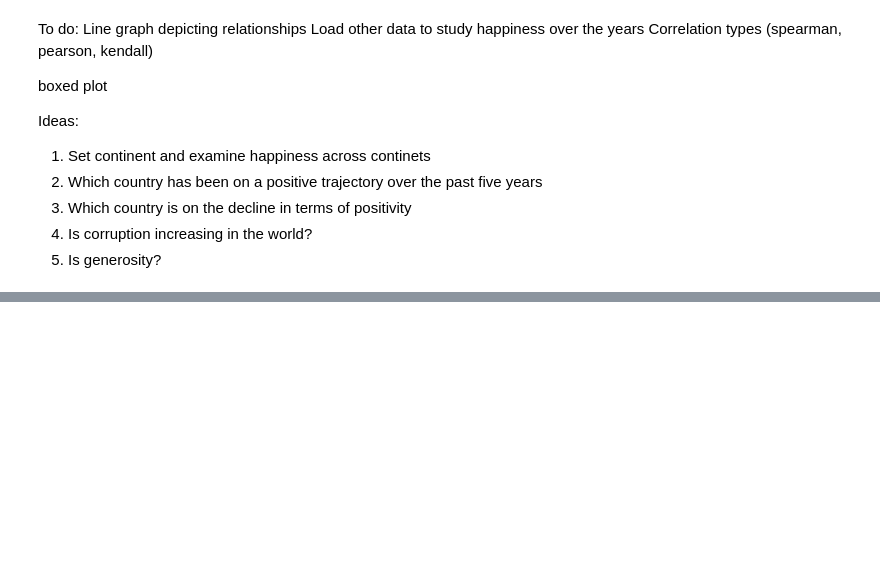
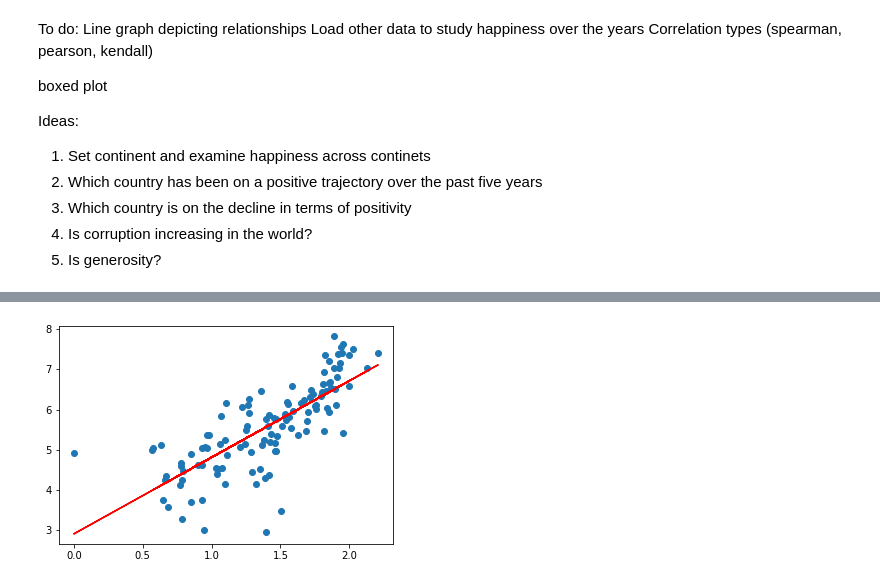
Before and after one commit to lauxpaux/HappinessResearch, a Jupyter notebook: HappinessDataExploration.ipynb, the cells around one changed output, grey strips where cells are left out. Drawn from its saved outputs; the diff is of its cells as text; code cells hidden in the pictures; blank space fills up the shorter version.

```diff
--- a/HappinessDataExploration.ipynb
+++ b/HappinessDataExploration.ipynb
@@ -594,0 +588,5 @@ customPal = sns.set_palette(sns.color_palette(colors))
+# %%
+X = cleaned_df['GDP']
+y = cleaned_df['Happiness score']
+# %%
+X_train, X_test, y_train, y_test = train_test_split(X, y, train_size = 0.8, test_size = 0.2, random_state=100)
@@ -594,0 +644,6 @@ customPal = sns.set_palette(sns.color_palette(colors))
+# %%
+plt.scatter(X_train, y_train)
+plt.plot(X_train, 2.9078 + 1.9029 * X_train, 'r')
+plt.show()
+# %% [output]
+[figure, added]
```
Also changed, not shown: parts of 13 cells of this notebook.
